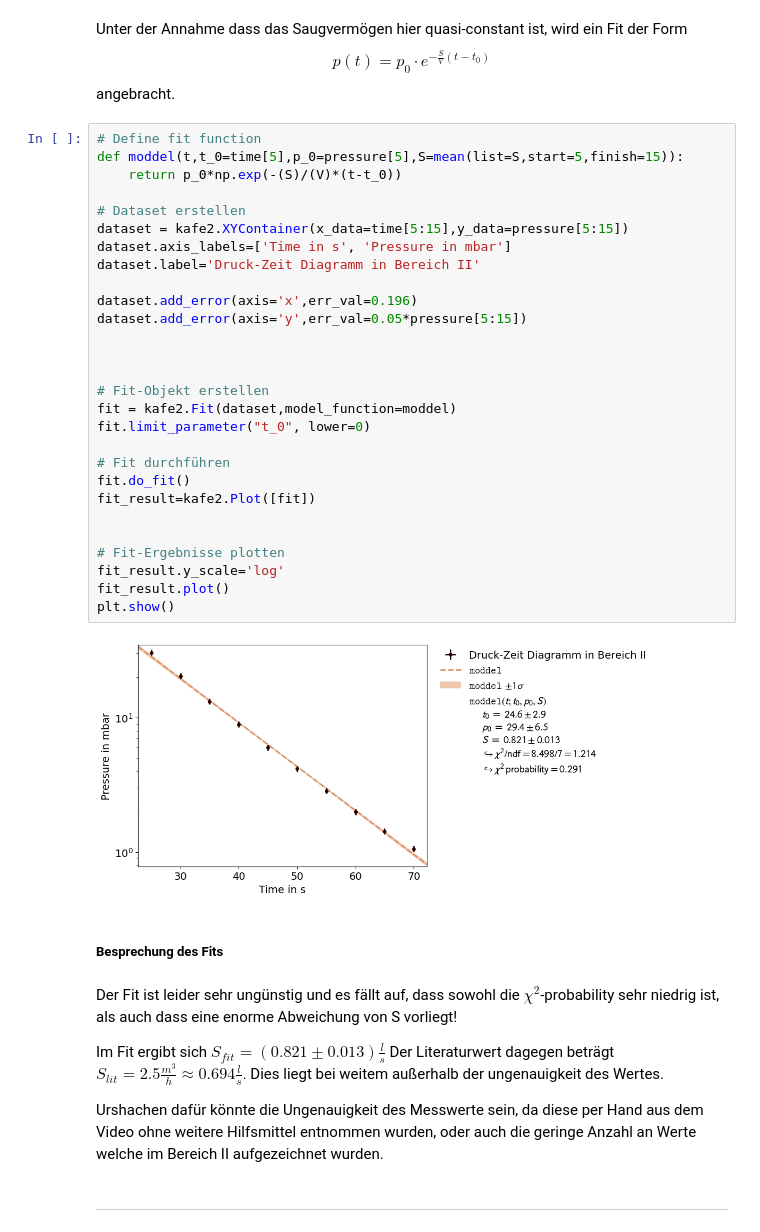
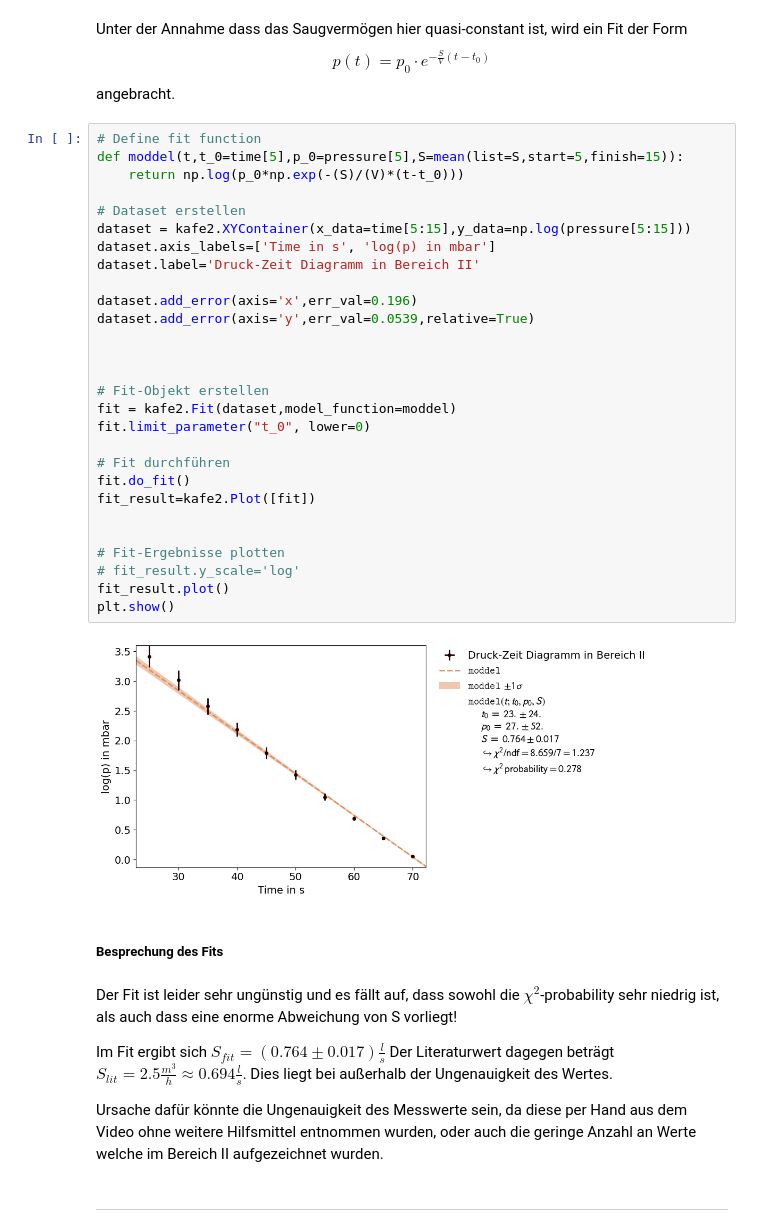
Before and after one commit to AlFa-Tier/Uni_codes, a Jupyter notebook: Praktikum/Vakuum/Vakuum.ipynb, the cells around one changed output. Saved outputs shown, nothing was run; the diff lists cells and outputs as text.

```diff
--- a/Praktikum/Vakuum/Vakuum.ipynb
+++ b/Praktikum/Vakuum/Vakuum.ipynb
@@ -346,41 +350,41 @@ angebracht.
 # %%
 # Define fit function
 def moddel(t,t_0=time[5],p_0=pressure[5],S=mean(list=S,start=5,finish=15)):
-    return p_0*np.exp(-(S)/(V)*(t-t_0))
+    return np.log(p_0*np.exp(-(S)/(V)*(t-t_0)))
 
 # Dataset erstellen
-dataset = kafe2.XYContainer(x_data=time[5:15],y_data=pressure[5:15])
-dataset.axis_labels=['Time in s', 'Pressure in mbar']
+dataset = kafe2.XYContainer(x_data=time[5:15],y_data=np.log(pressure[5:15]))
+dataset.axis_labels=['Time in s', 'log(p) in mbar']
 dataset.label='Druck-Zeit Diagramm in Bereich II'
 
 dataset.add_error(axis='x',err_val=0.196)
-dataset.add_error(axis='y',err_val=0.05*pressure[5:15])
+dataset.add_error(axis='y',err_val=0.0539,relative=True)
 
 
 
 # Fit-Objekt erstellen
 fit = kafe2.Fit(dataset,model_function=moddel)
 fit.limit_parameter("t_0", lower=0)
 
 # Fit durchführen
 fit.do_fit()
 fit_result=kafe2.Plot([fit])
 
 
 # Fit-Ergebnisse plotten
-fit_result.y_scale='log'
+# fit_result.y_scale='log'
 fit_result.plot()
 plt.show()
 # %% [output]
-[figure, old version]
+[figure, new version]
 # %% [markdown]
 ##### Besprechung des Fits
 # %% [markdown]
 Der Fit ist leider sehr ungünstig und es fällt auf, dass sowohl die $\chi^2$-probability sehr niedrig ist, als auch dass eine enorme Abweichung von S vorliegt!
 
-Im Fit ergibt sich $S_{fit}=\left(0.821\pm0.013\right)\frac{l}{s}$ Der Literaturwert dagegen beträgt $S_{lit}=2.5\frac{m^3}{h}\approx 0.694\frac ls$. Dies liegt bei weitem außerhalb der ungenauigkeit des Wertes.
+Im Fit ergibt sich $S_{fit}=\left(0.764\pm0.017\right)\frac{l}{s}$ Der Literaturwert dagegen beträgt $S_{lit}=2.5\frac{m^3}{h}\approx 0.694\frac ls$. Dies liegt bei außerhalb der Ungenauigkeit des Wertes.
 
-Urshachen dafür könnte die Ungenauigkeit des Messwerte sein, da diese per Hand aus dem Video ohne weitere Hilfsmittel entnommen wurden, oder auch die geringe Anzahl an Werte welche im Bereich II aufgezeichnet wurden.
+Ursache dafür könnte die Ungenauigkeit des Messwerte sein, da diese per Hand aus dem Video ohne weitere Hilfsmittel entnommen wurden, oder auch die geringe Anzahl an Werte welche im Bereich II aufgezeichnet wurden.
 # %% [markdown]
 
 ---
```
Also changed, not shown: parts of 23 cells of this notebook.
